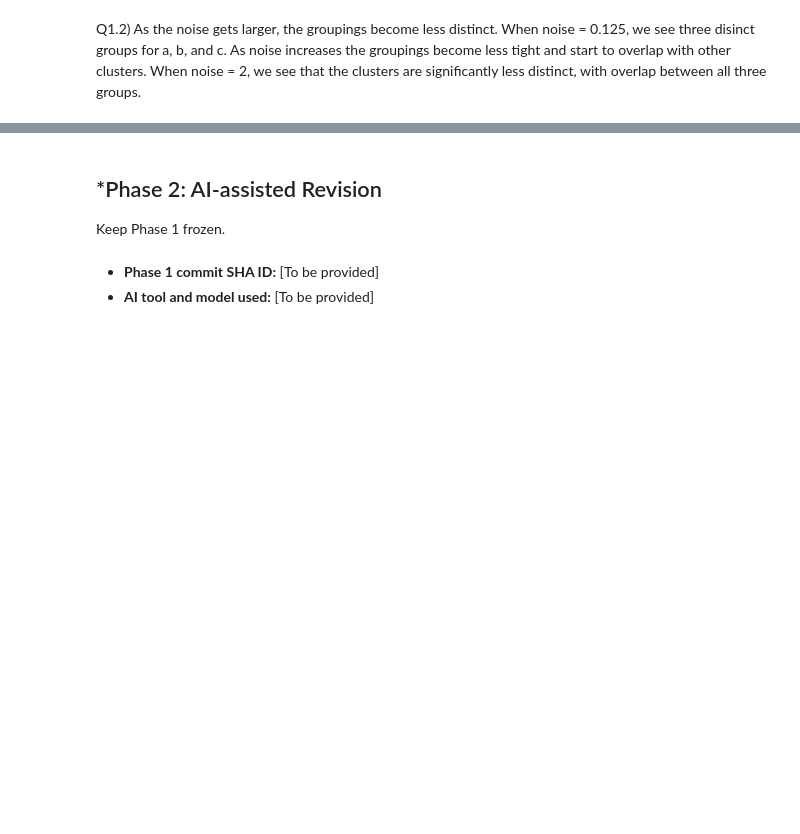
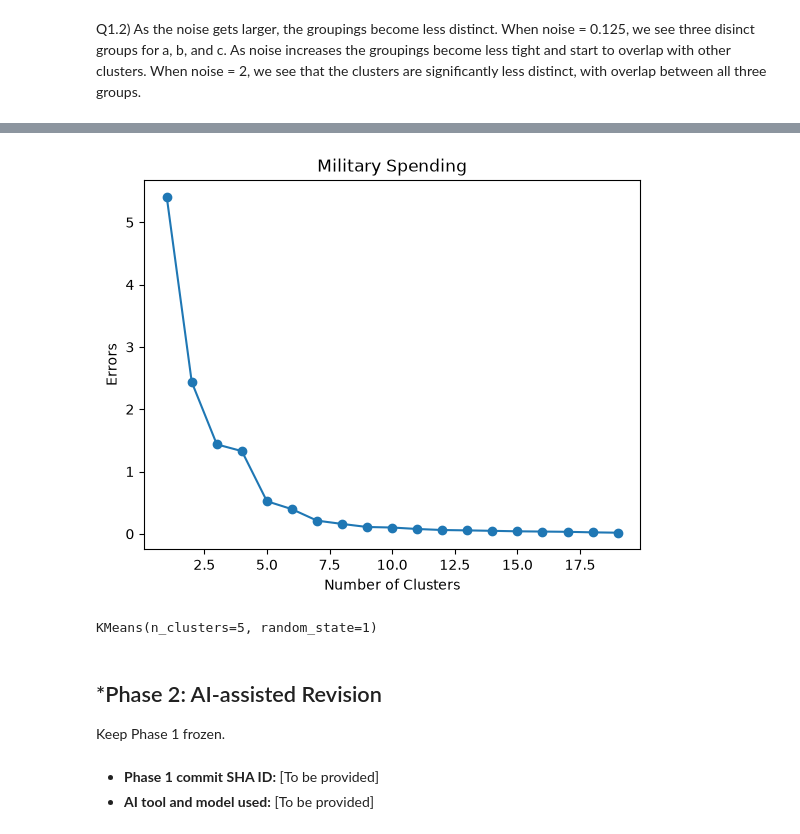
Before and after one commit to KevinT135/A04-clustering, a Jupyter notebook: notebook.ipynb, the cells around one changed output, grey strips where cells are left out. Saved outputs shown, nothing was run; the diff lists cells and outputs as text; code cells hidden in the pictures; blank space fills up the shorter version.

```diff
--- a/notebook.ipynb
+++ b/notebook.ipynb
@@ -209,3 +229,27 @@ Q2.1)
+# %%
+from sklearn.cluster import KMeans
+
+spending = cleaned[["Spending (2020 USD)", "Spending per Capita"]]
+normalized = (spending - spending.min()) / (spending.max() - spending.min())
+
+errors = []
+for k in range(1, 20):
+    model = KMeans(n_clusters=k, random_state=1)
+    model.fit(normalized)
+    errors.append(model.inertia_)
+
+plt.plot(range(1, 20), errors, marker='o')
+plt.xlabel("Number of Clusters")
+plt.ylabel("Errors")
+plt.title("Military Spending")
+plt.show()
+
+model = KMeans(n_clusters=5, random_state=1)
+model.fit(normalized)
+cleaned["cluster"] = model.labels_
+# %% [output]
+[figure, added]
+KMeans(n_clusters=5, random_state=1)
 # %% [markdown]
 ## *Phase 2: AI-assisted Revision
 Keep Phase 1 frozen.
```
Also changed, not shown: parts of 6 cells of this notebook.
